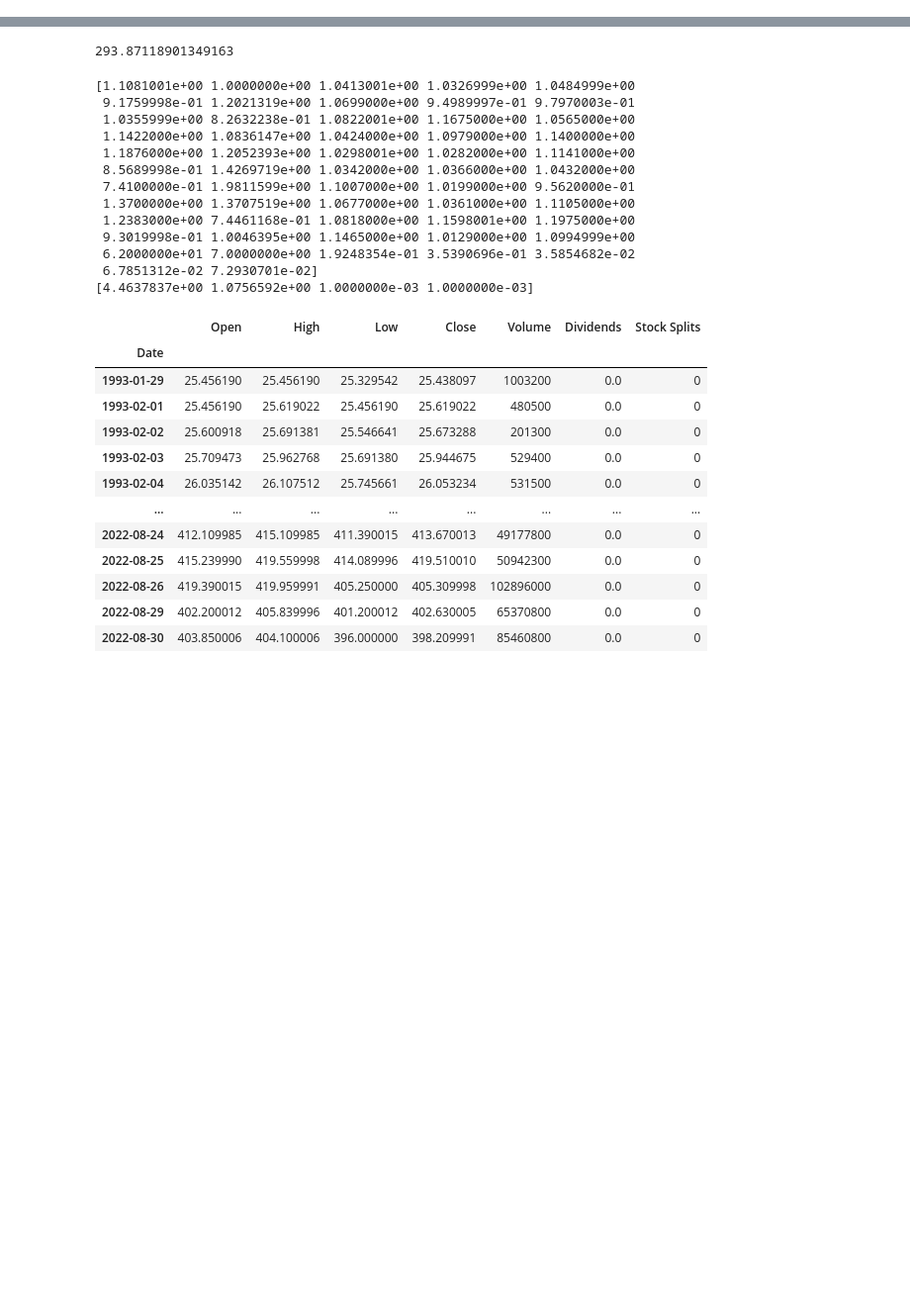
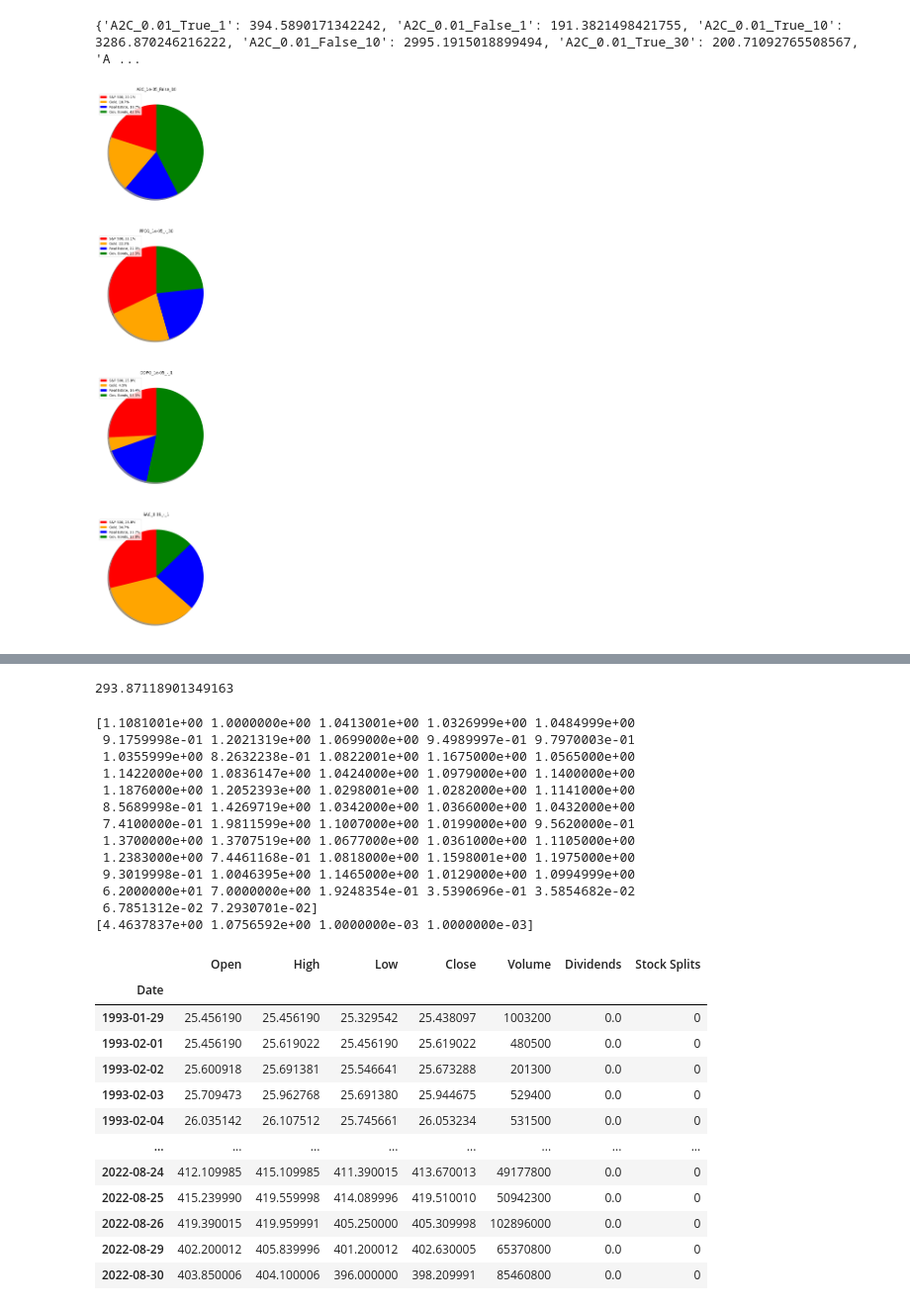
Before and after one commit to CriticalNameError/beastfolio, a Jupyter notebook: data_exploration.ipynb, the cells around one changed output, grey strips where cells are left out. Shown at 99% size. Drawn from its saved outputs; the diff is of its cells as text; code cells hidden in the pictures; blank space fills up the shorter version.

```diff
--- a/data_exploration.ipynb
+++ b/data_exploration.ipynb
@@ -319,0 +458,26 @@ reward: 1.1577819138669
+# %%
+
+# plot top average strategies
+print(scores)
+plt.rcParams["figure.figsize"] = (20,30)
+labels = ['S&P 500', 'Gold', 'Real Estate', "Gov. Bonds"]
+sorted_by_reward = {k: v for k, v in sorted(scores.items(), key=lambda item: item[1])}
+fig, axs = plt.subplots(4)
+k = 0
+m = 0
+l=0
+for mdl in list(['A2C_1e-05_False_10', 'PPO1_1e-05_-_30', 'DDPG_1e-05_-_1', 'SAC_0.01_-_1', ]):#list(sorted_by_reward.keys())[-3:]:
+        #print("Plotting {}".format(mdl))
+        axs[m].pie(average_actions[mdl],
+                shadow=True, startangle=90, colors=["red", "orange", "blue", "green"])
+        lbls = [f'{l}, {(s / average_actions[mdl].sum() * 100):0.1f}%' for l, s in zip(labels, average_actions[mdl])]
+        axs[m].legend(lbls, loc='upper left',
+           fontsize=10)
+        axs[m].title.set_text(mdl)
+        m+=1
+
+        #print(l)
+#plt.legend()
+# %% [output]
+{'A2C_0.01_True_1': 394.5890171342242, 'A2C_0.01_False_1': 191.3821498421755, 'A2C_0.01_True_10': 3286.870246216222, 'A2C_0.01_False_10': 2995.1915018899494, 'A2C_0.01_True_30': 200.71092765508567, 'A ...
+[figure, added]
```
Also changed, not shown: parts of 15 cells of this notebook, 9 other files.
